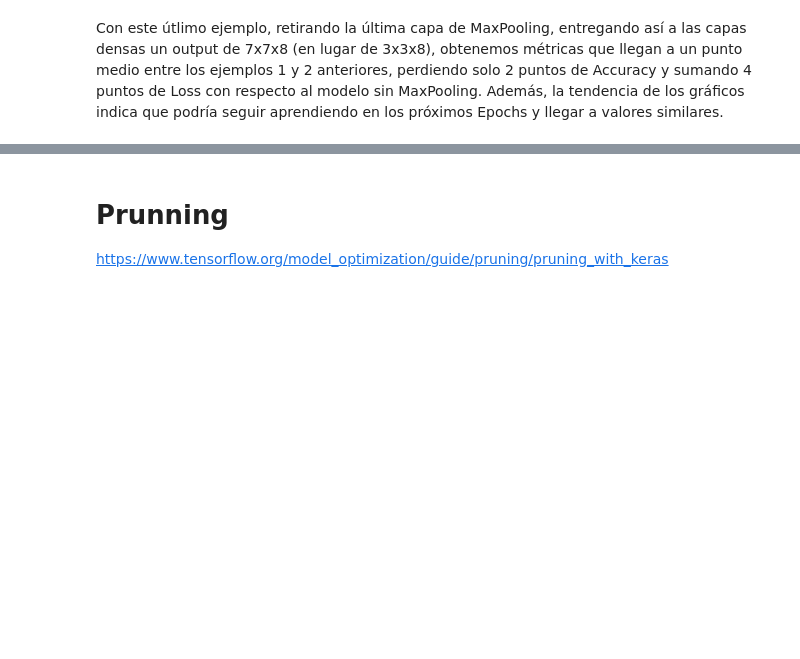
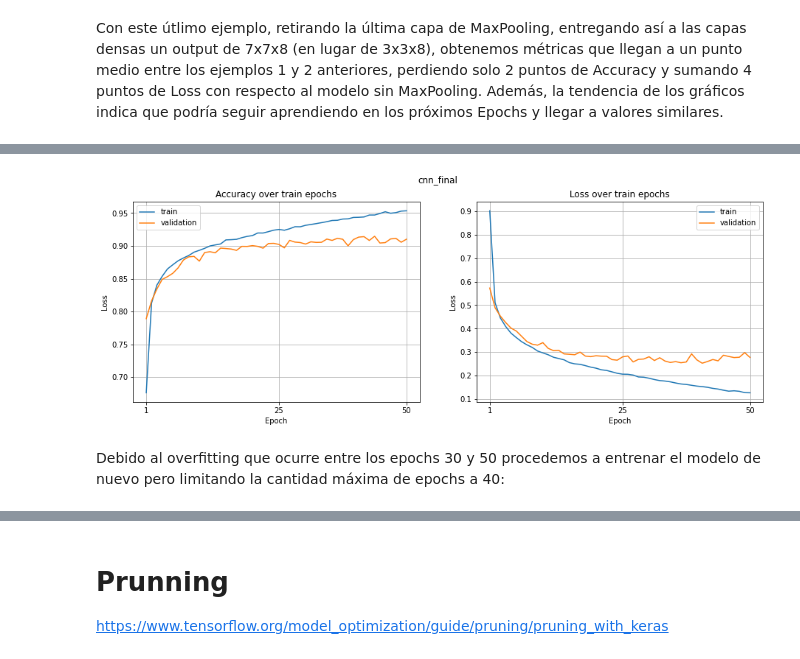
Before and after one commit to Ganymede23/UCSE-TP-ML-2022, a Jupyter notebook: tp3_fashion_mnist.ipynb, the cells around one changed output, grey strips where cells are left out. Saved outputs shown, nothing was run; the diff lists cells and outputs as text; code cells hidden in the pictures; blank space fills up the shorter version.

```diff
--- a/tp3_fashion_mnist.ipynb
+++ b/tp3_fashion_mnist.ipynb
@@ -2731,0 +2748,20 @@ Con este útlimo ejemplo, retirando la última capa de MaxPooling, entregando as
+# %%
+cnn_final = Sequential([
+    Convolution2D(filters=8, kernel_size=(3, 3), strides=1, padding='same', activation='relu', input_shape=(28, 28, 1)),
+    MaxPooling2D(pool_size=(2, 2)),
+    Convolution2D(filters=16, kernel_size=(3, 3), strides=1, padding='same', activation='relu'),
+    MaxPooling2D(pool_size=(2, 2)),
+    Convolution2D(filters=32, kernel_size=(3, 3), strides=1, padding='same', activation='relu'),
+    Flatten(),
+    Dense(50, activation='relu'),
+    Dense(50, activation='relu'),
+    Dense(OUTPUTS, activation='softmax'),
+])
+
+cnn_final.compile(
+    optimizer='adam',
+    loss='sparse_categorical_crossentropy',
+    metrics=['accuracy',],
+)
+
+cnn_final.summary()
@@ -2731,0 +2786,2 @@ Con este útlimo ejemplo, retirando la última capa de MaxPooling, entregando as
+# %%
+cnn_final_fit = fit_model(cnn_final, epochs=50, batch_size=512)
@@ -2731,0 +2795,7 @@ Con este útlimo ejemplo, retirando la última capa de MaxPooling, entregando as
+# %%
+plot_model(cnn_final_fit, epochs=50, loss=True,
+    title='cnn_final', subtitle_1='Accuracy over train epochs', subtitle_2='Loss over train epochs')
+# %% [output]
+[figure, added]
+# %% [markdown]
+Debido al overfitting que ocurre entre los epochs 30 y 50 procedemos a entrenar el modelo de nuevo pero limitando la cantidad máxima de epochs a 40:
```
Also changed, not shown: parts of 30 cells of this notebook.
